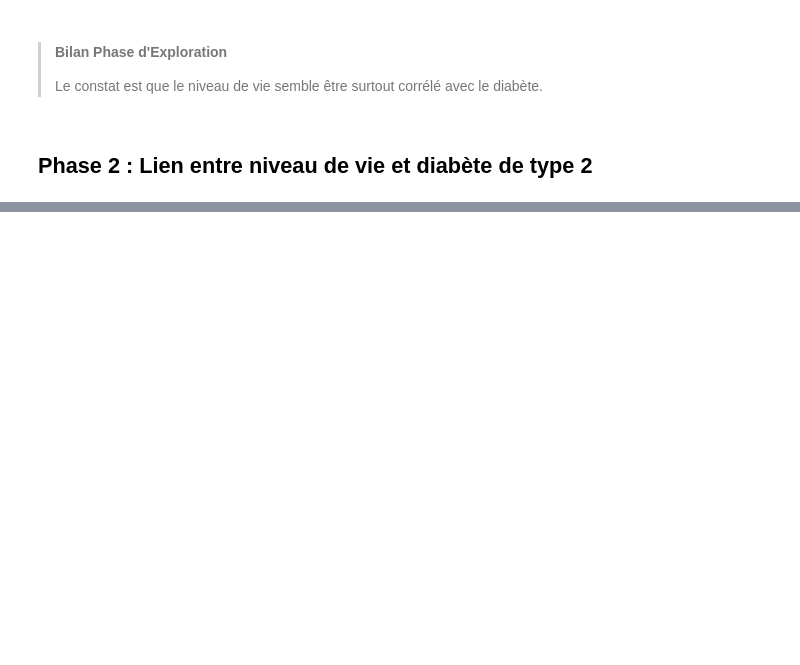
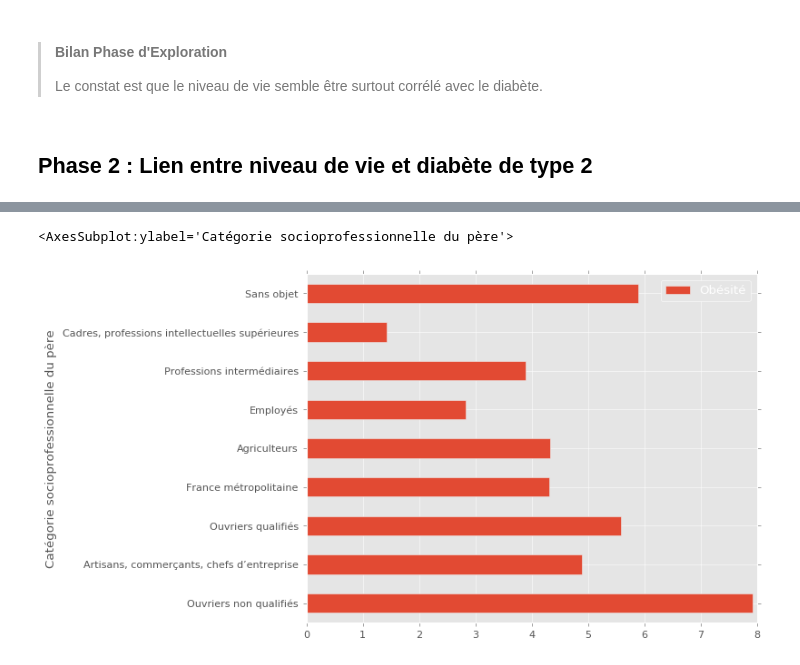
Before and after one commit to DonFeli/Projet_Inegalites, a Jupyter notebook: Projet_visualisation.ipynb, the cells around one changed output, grey strips where cells are left out. Saved outputs shown, nothing was run; the diff lists cells and outputs as text; code cells hidden in the pictures; blank space fills up the shorter version.

```diff
--- a/Projet_visualisation.ipynb
+++ b/Projet_visualisation.ipynb
@@ -142,0 +141,4 @@ Text(0.25, 0.08, 'Source: INSEE, 2016')
+# %%
+obesite = pd.read_excel('Data/surpoids 2012.xls', 'graph1', header=2, names = ['Catégorie socioprofessionnelle du père', 'Surpoids', 'Obésité'])
+obesite = obesite[:9]
+obesite.info()
@@ -142,0 +154,8 @@ Text(0.25, 0.08, 'Source: INSEE, 2016')
+# %%
+plt.style.use('ggplot')
+# %%
+fig, ax = plt.subplots()
+obesite.plot(kind='barh', y='Obésité', x='Catégorie socioprofessionnelle du père', ax=ax)
+# %% [output]
+<AxesSubplot:ylabel='Catégorie socioprofessionnelle du père'>
+[figure, added]
```
Also changed, not shown: parts of 13 cells of this notebook, 25 other files.
